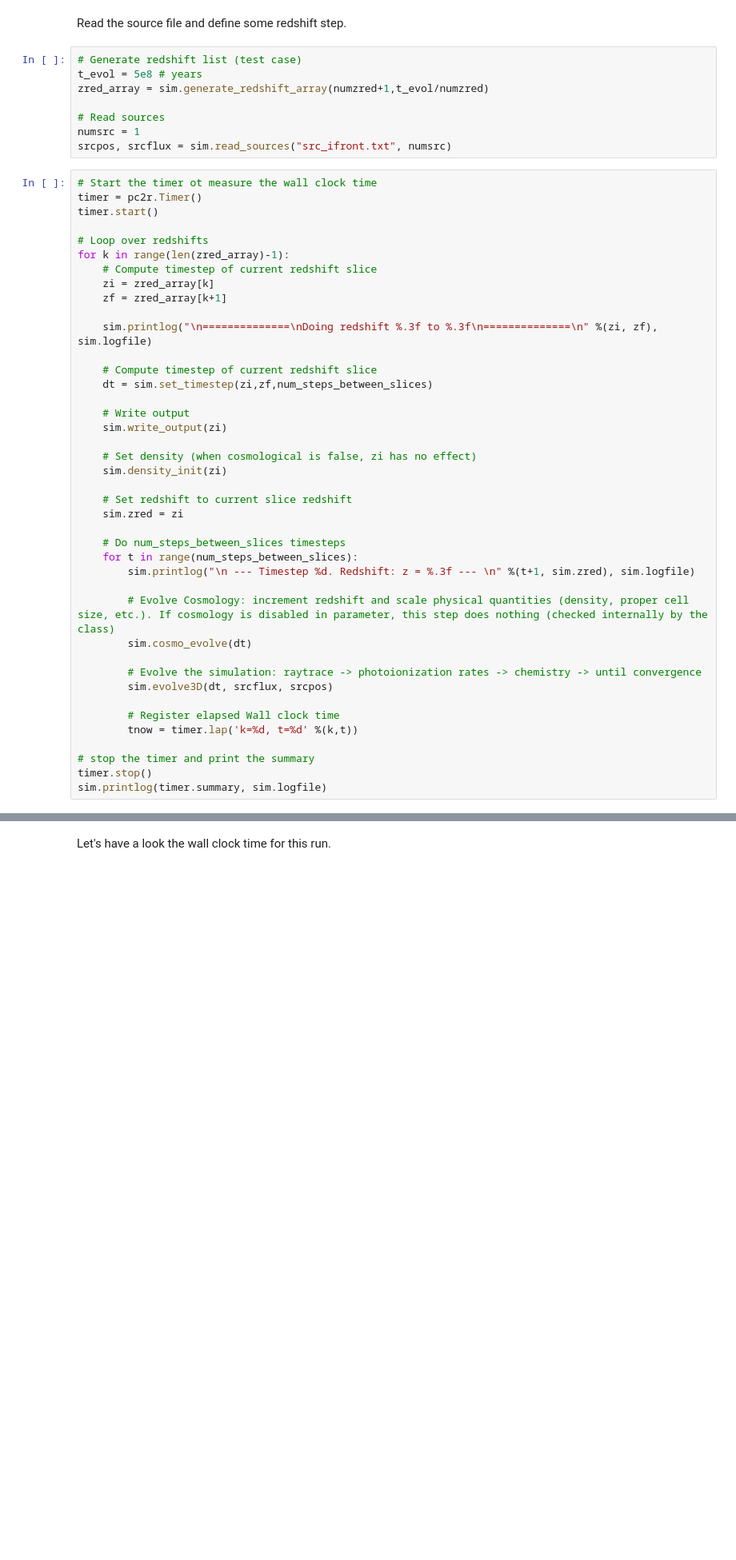
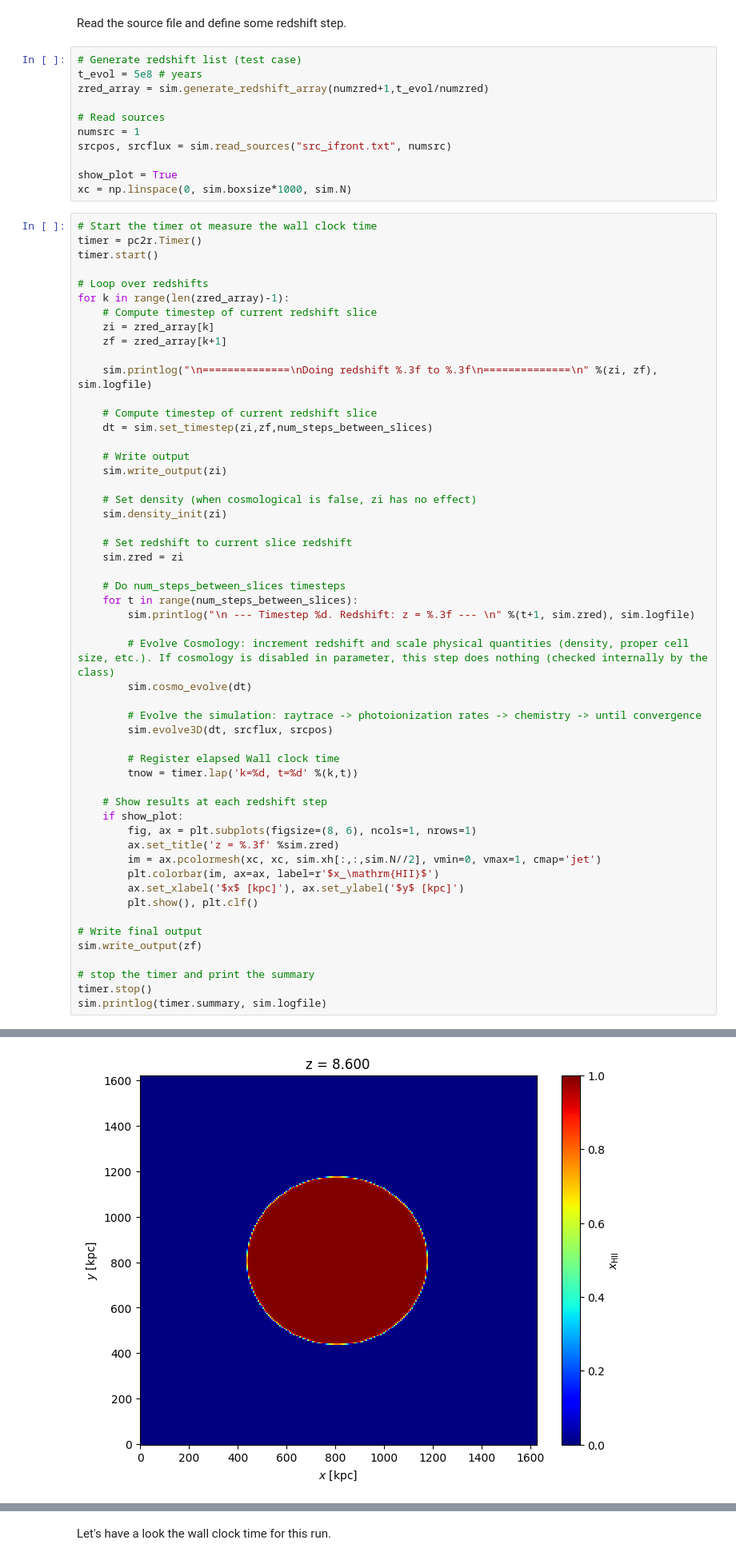
Before and after one commit to cosmic-reionization/pyC2Ray, a Jupyter notebook: docs/examples/ifront.ipynb, the cells around one changed output, grey strips where cells are left out. Shown at 80% size. Drawn from its saved outputs; the diff is of its cells as text; blank space fills up the shorter version.

```diff
--- a/docs/examples/ifront.ipynb
+++ b/docs/examples/ifront.ipynb
@@ -110,6 +110,9 @@ zred_array = sim.generate_redshift_array(numzred+1,t_evol/numzred)
 # Read sources
 numsrc = 1
 srcpos, srcflux = sim.read_sources("src_ifront.txt", numsrc)
+
+show_plot = True
+xc = np.linspace(0, sim.boxsize*1000, sim.N)
 # %%
 # Start the timer ot measure the wall clock time
 timer = pc2r.Timer()
@@ -148,6 +151,18 @@ for k in range(len(zred_array)-1):
         # Register elapsed Wall clock time
         tnow = timer.lap('k=%d, t=%d' %(k,t))
 
+    # Show results at each redshift step
+    if show_plot:
+        fig, ax = plt.subplots(figsize=(8, 6), ncols=1, nrows=1)
+        ax.set_title('z = %.3f' %sim.zred)
+        im = ax.pcolormesh(xc, xc, sim.xh[:,:,sim.N//2], vmin=0, vmax=1, cmap='jet')
+        plt.colorbar(im, ax=ax, label=r'$x_\mathrm{HII}$')
+        ax.set_xlabel('$x$ [kpc]'), ax.set_ylabel('$y$ [kpc]')
+        plt.show(), plt.clf()
+
+# Write final output
+sim.write_output(zf)
+
 # stop the timer and print the summary
 timer.stop()
 sim.printlog(timer.summary, sim.logfile)
@@ -171,0 +187 @@ Multiple source convergence reached after 9 ray-tracing iterations.
+[figure, added]
```
Also changed, not shown: parts of 2 cells of this notebook.
